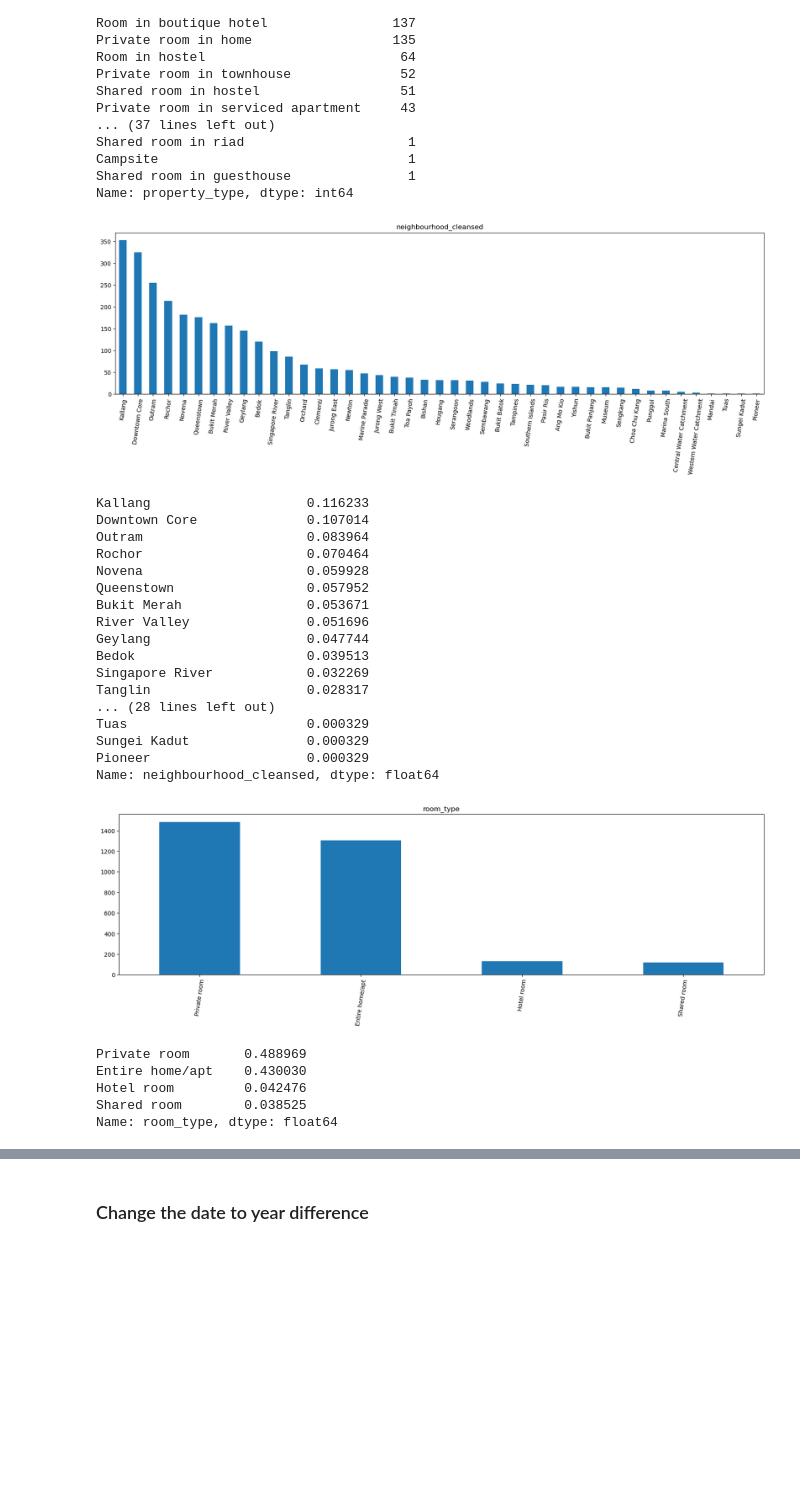
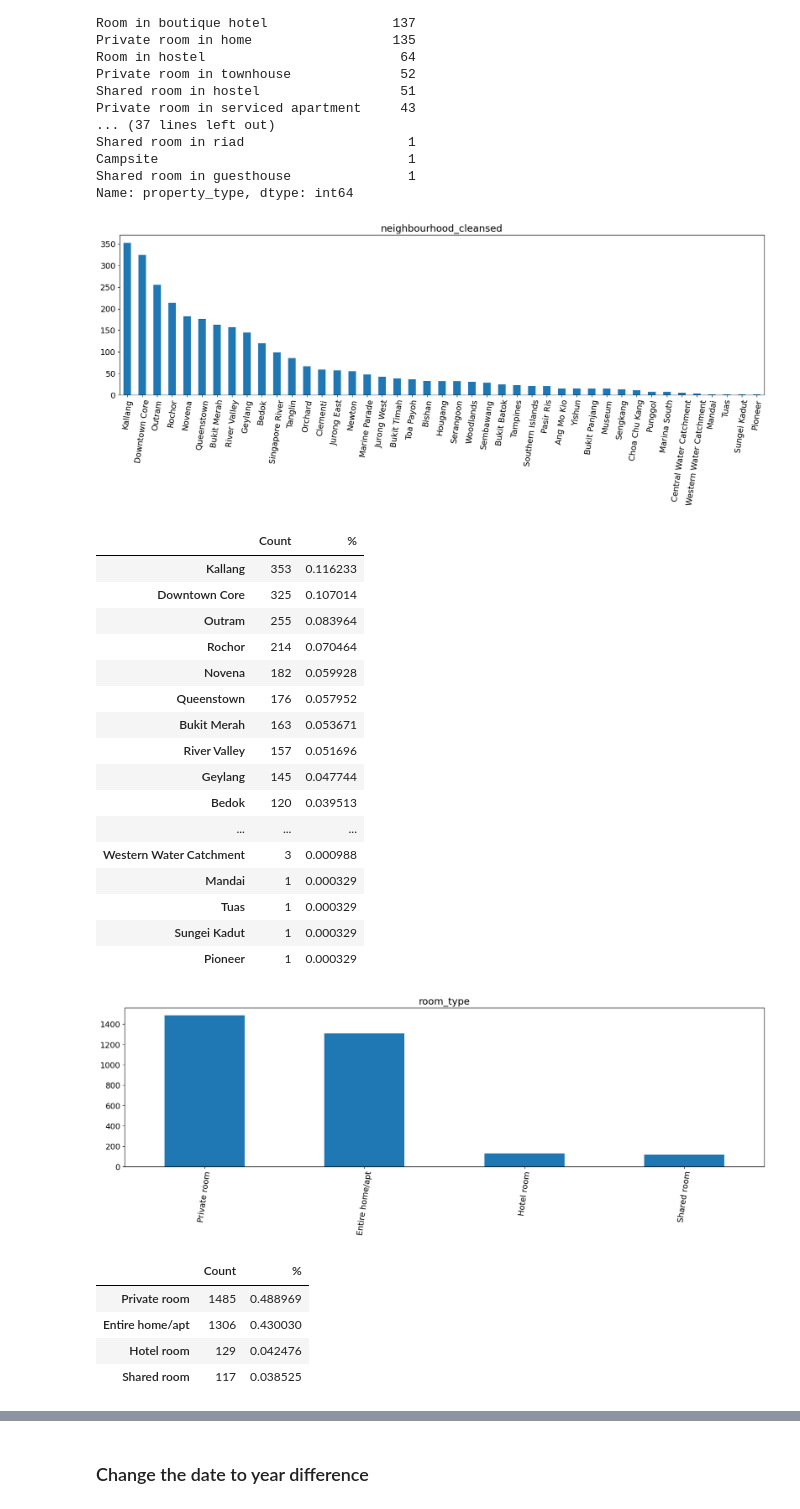
Before and after one commit to jingjietan/sc1015-project, a Jupyter notebook: data-preparation.ipynb, the cells around one changed output, grey strips where cells are left out. Saved outputs shown, nothing was run; the diff lists cells and outputs as text; code cells hidden in the pictures; blank space fills up the shorter version.

```diff
--- a/data-preparation.ipynb
+++ b/data-preparation.ipynb
@@ -36,6 +36,11 @@ def category_count_plot(col, figsize=(8,4)):
 ## Loading Data
 # %%
 df = pd.read_csv('data/listings.csv')
+
+# Set max width for column
+pd.set_option('display.max_colwidth', 30)
+
+# Display truncated version of column
 df.head()
 # %% [output]
 |  | id | listing_url | scrape_id | last_scraped | source | name | description | neighborhood_overview | ... |
@@ -163,29 +153,33 @@ Name: property_type, dtype: int64
 # %%
 for col in ['neighbourhood_cleansed', 'room_type', 'property_type']:
     category_count_plot(col, figsize=(20,5))
-    print(df[col].value_counts(normalize=True))
+    neighbourhood_count = df[col].value_counts(normalize=False)
+    neighbourhood_percent = df[col].value_counts(normalize=True)
+    concatenated1 = pd.concat([neighbourhood_count,neighbourhood_percent], axis=1)
+    concatenated1.columns = ['Count','%']
+    display(concatenated1)
 # %% [output]
-[figure, old version]
+[figure, new version]
-Kallang                    0.116233
-Downtown Core              0.107014
-Outram                     0.083964
-Rochor                     0.070464
-Novena                     0.059928
-Queenstown                 0.057952
-Bukit Merah                0.053671
-River Valley               0.051696
-Geylang                    0.047744
-Bedok                      0.039513
-Singapore River            0.032269
-Tanglin                    0.028317
-... (28 lines left out)
-Tuas                       0.000329
-Sungei Kadut               0.000329
-Pioneer                    0.000329
-Name: neighbourhood_cleansed, dtype: float64
+|  | Count | % |
+| Kallang | 353 | 0.116233 |
+| Downtown Core | 325 | 0.107014 |
+| Outram | 255 | 0.083964 |
+| Rochor | 214 | 0.070464 |
+| Novena | 182 | 0.059928 |
+| Queenstown | 176 | 0.057952 |
+| Bukit Merah | 163 | 0.053671 |
+| River Valley | 157 | 0.051696 |
+| Geylang | 145 | 0.047744 |
+| Bedok | 120 | 0.039513 |
+| ... | ... | ... |
+| Western Water Catchment | 3 | 0.000988 |
+| Mandai | 1 | 0.000329 |
+| Tuas | 1 | 0.000329 |
+| Sungei Kadut | 1 | 0.000329 |
+| Pioneer | 1 | 0.000329 |
-[figure, old version]
+[figure, new version]
-Private room       0.488969
-Entire home/apt    0.430030
-Hotel room         0.042476
-Shared room        0.038525
-Name: room_type, dtype: float64
+|  | Count | % |
+| Private room | 1485 | 0.488969 |
+| Entire home/apt | 1306 | 0.430030 |
+| Hotel room | 129 | 0.042476 |
+| Shared room | 117 | 0.038525 |
```
Also changed, not shown: parts of 25 cells of this notebook, 2 other files.
